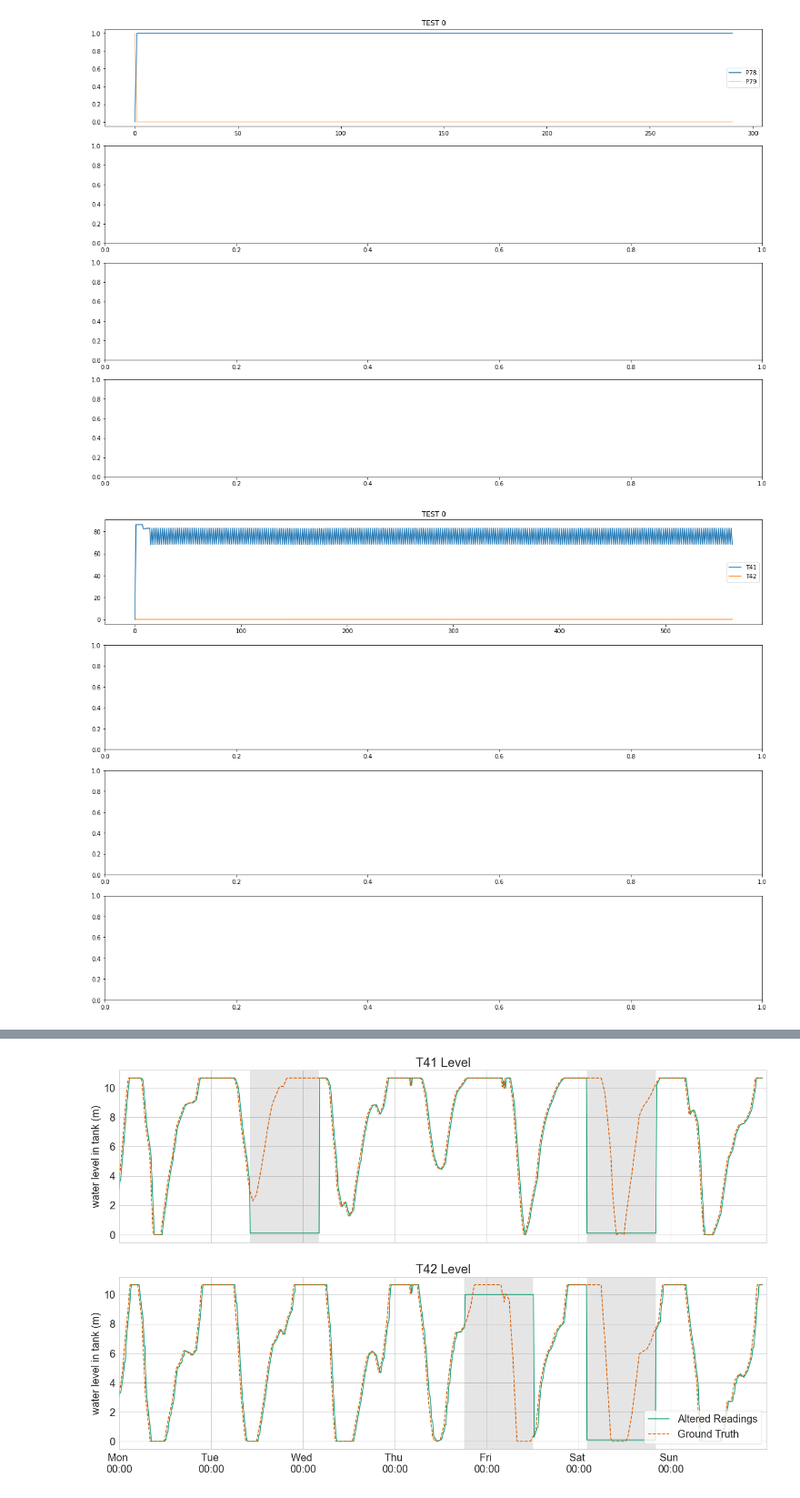
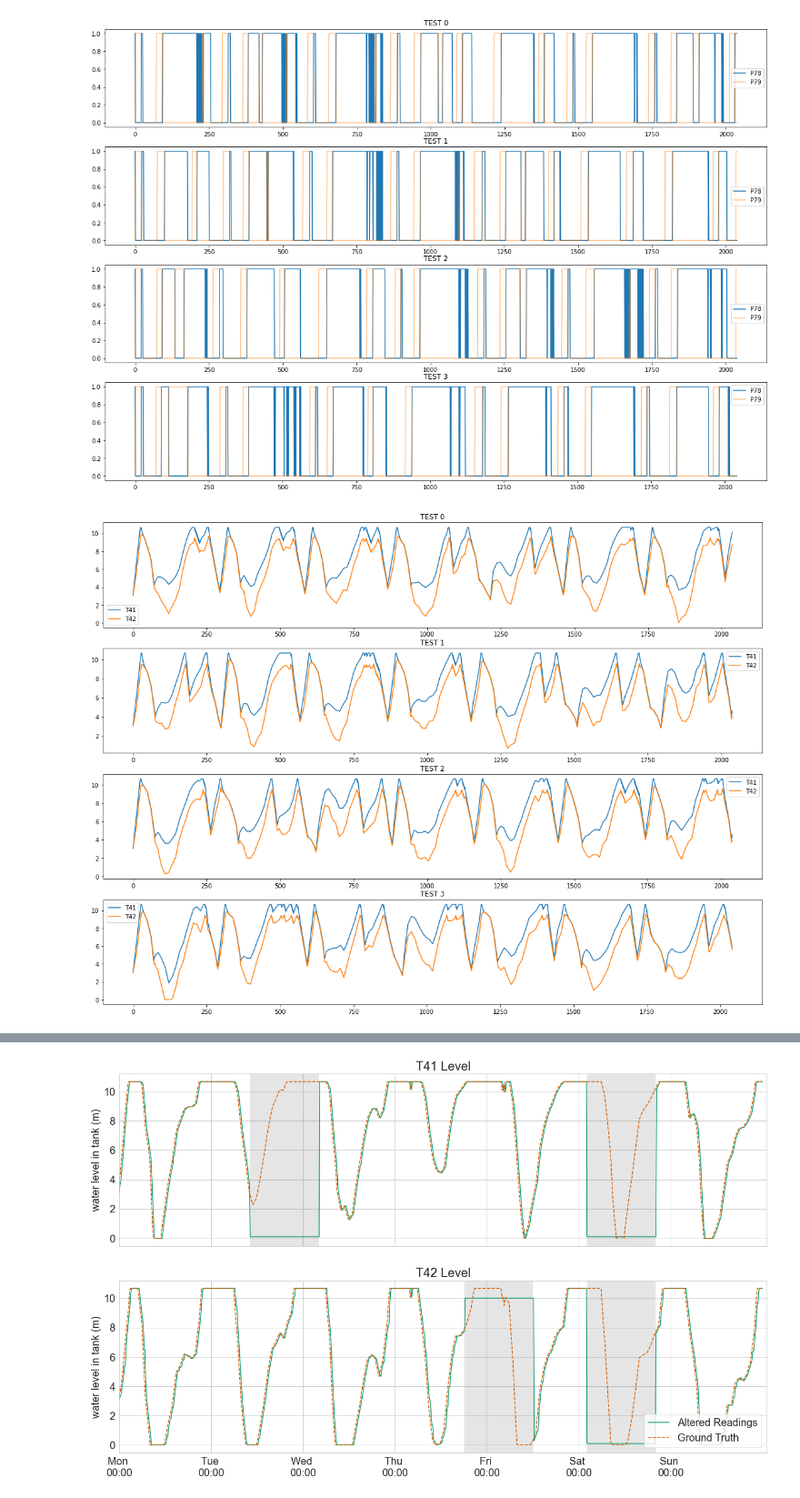
Before and after one commit to Daveonwave/epynet_CPS, a Jupyter notebook: epynet_cps/notebooks/complete_analysis.ipynb, the cells around one changed output, grey strips where cells are left out. Shown at 91% size. Saved outputs shown, nothing was run; the diff lists cells and outputs as text; code cells hidden in the pictures.

```diff
--- a/epynet_cps/notebooks/complete_analysis.ipynb
+++ b/epynet_cps/notebooks/complete_analysis.ipynb
@@ -18,7 +18,7 @@ folder = 'to_load/'
 # %%
 # ['epynet', 'attacks']
 what = 'epynet'
-simulation_folder = 'trial_pump_status_issue'
+simulation_folder = 'weighted_incremental_overflow_penalty_2'
 # %%
 filename = simulation_folder + '/dataset'
 
@@ -168,21 +154,21 @@ for seed in range(len(model)):
     axs[seed].legend(('P78', 'P79'))
     axs[seed].set_title('TEST ' + str(seed))
 # %% [output]
-[figure, old version]
+[figure, new version]
 # %%
 # TANK LEVELS
 
 fig, axs = plt.subplots(4, 1, figsize=(20,15))
 
 for seed in range(len(model)):
-    T41_level = [model[seed]['dataset']['current_state'][i][2] for i in range(len(model[seed]['dataset']))]
-    T42_level = [model[seed]['dataset']['current_state'][i][3] for i in range(len(model[seed]['dataset']))]
+    T41_level = [model[seed]['dataset']['current_state'][i][0] for i in range(len(model[seed]['dataset']))]
+    T42_level = [model[seed]['dataset']['current_state'][i][1] for i in range(len(model[seed]['dataset']))]
 
     axs[seed].plot(T41_level)
     axs[seed].plot(T42_level)
 
     axs[seed].legend(('T41', 'T42'))
     axs[seed].set_title('TEST ' + str(seed))
 # %% [output]
-[figure, old version]
+[figure, new version]
 # %%
```
Also changed, not shown: parts of 6 cells of this notebook, 9 other files.
